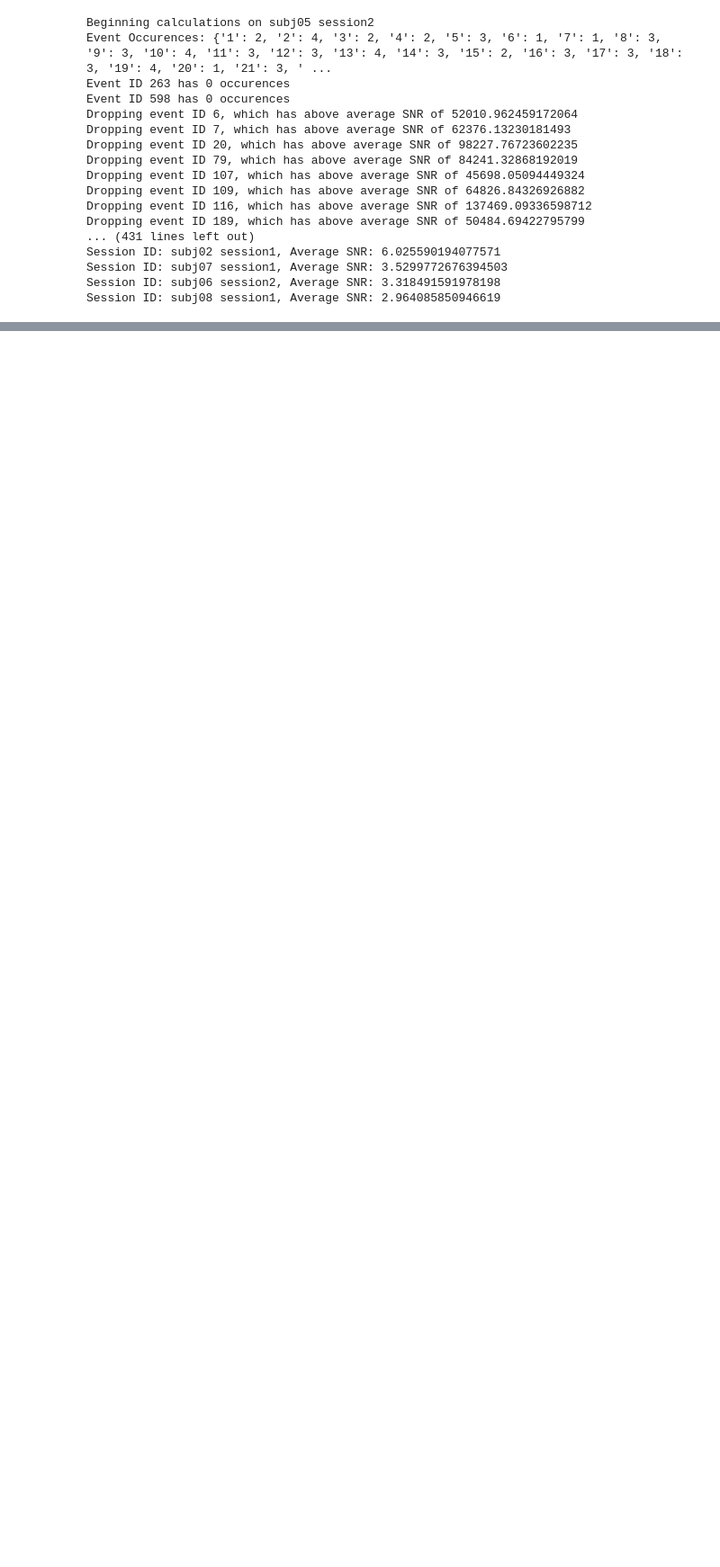
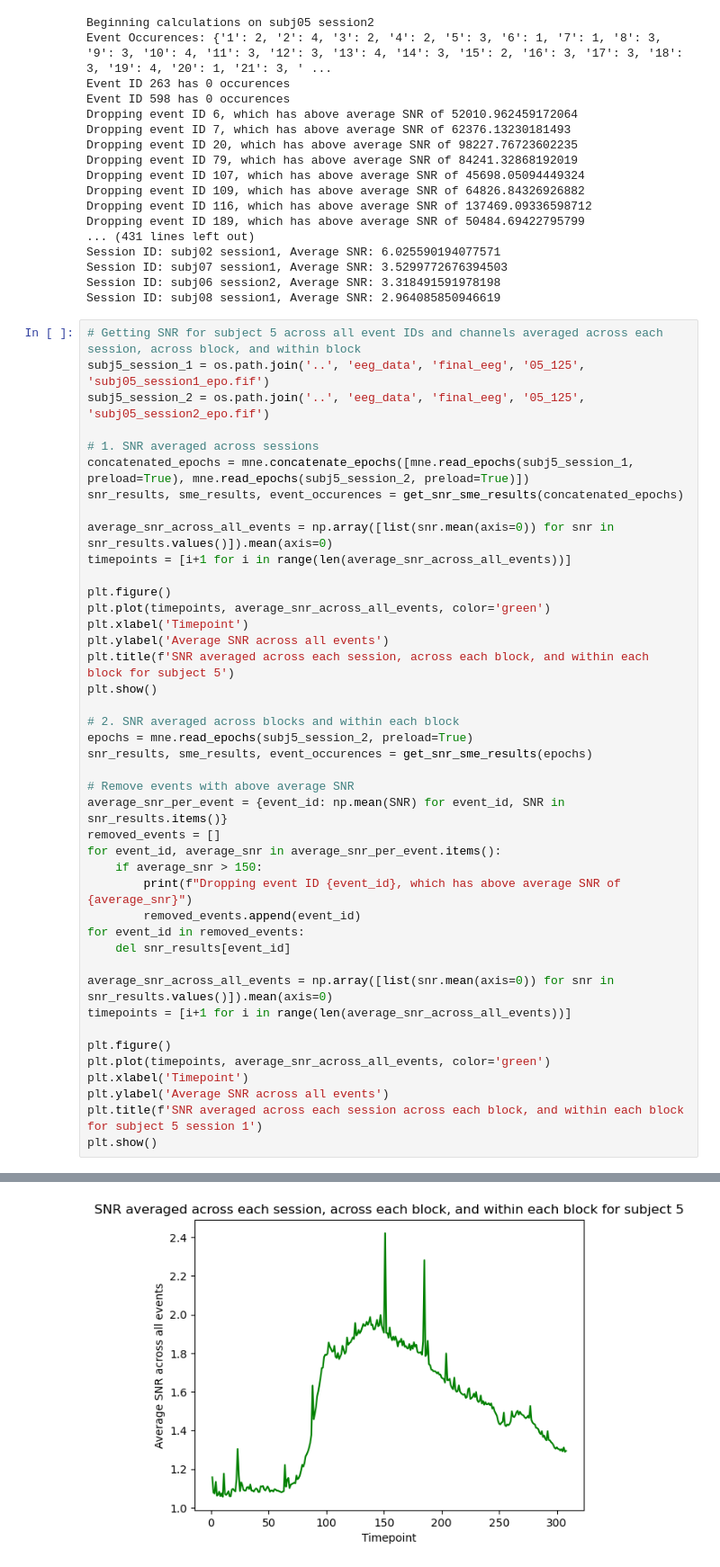
Before and after one commit to Alljoined/alljoined_preprocessing, a Jupyter notebook: snr/snr-sme.ipynb, the cells around one changed output, grey strips where cells are left out. Shown at 90% size. Drawn from its saved outputs; the diff is of its cells as text; blank space fills up the shorter version.

Commit message:
updated snr file to include average across sessions and blocks

```diff
--- a/snr/snr-sme.ipynb
+++ b/snr/snr-sme.ipynb
@@ -231,3 +231,46 @@ Session ID: subj02 session1, Average SNR: 6.025590194077571
 Session ID: subj07 session1, Average SNR: 3.5299772676394503
 Session ID: subj06 session2, Average SNR: 3.318491591978198
 Session ID: subj08 session1, Average SNR: 2.964085850946619
+# %%
+# Getting SNR for subject 5 across all event IDs and channels averaged across each session, across block, and within block
+subj5_session_1 = os.path.join('..', 'eeg_data', 'final_eeg', '05_125', 'subj05_session1_epo.fif')
+subj5_session_2 = os.path.join('..', 'eeg_data', 'final_eeg', '05_125', 'subj05_session2_epo.fif')
+
+# 1. SNR averaged across sessions
+concatenated_epochs = mne.concatenate_epochs([mne.read_epochs(subj5_session_1, preload=True), mne.read_epochs(subj5_session_2, preload=True)])
+snr_results, sme_results, event_occurences = get_snr_sme_results(concatenated_epochs)
+
+average_snr_across_all_events = np.array([list(snr.mean(axis=0)) for snr in snr_results.values()]).mean(axis=0)
+timepoints = [i+1 for i in range(len(average_snr_across_all_events))]
+
+plt.figure()
+plt.plot(timepoints, average_snr_across_all_events, color='green')
+plt.xlabel('Timepoint')
+plt.ylabel('Average SNR across all events')
+plt.title(f'SNR averaged across each session, across each block, and within each block for subject 5')
+plt.show()
+
+# 2. SNR averaged across blocks and within each block
+epochs = mne.read_epochs(subj5_session_2, preload=True)
+snr_results, sme_results, event_occurences = get_snr_sme_results(epochs)
+
+# Remove events with above average SNR
+average_snr_per_event = {event_id: np.mean(SNR) for event_id, SNR in snr_results.items()}
+removed_events = []
+for event_id, average_snr in average_snr_per_event.items():
+    if average_snr > 150:
+        print(f"Dropping event ID {event_id}, which has above average SNR of {average_snr}")
+        removed_events.append(event_id)
+for event_id in removed_events:
+    del snr_results[event_id]
+
+average_snr_across_all_events = np.array([list(snr.mean(axis=0)) for snr in snr_results.values()]).mean(axis=0)
+timepoints = [i+1 for i in range(len(average_snr_across_all_events))]
+
+plt.figure()
+plt.plot(timepoints, average_snr_across_all_events, color='green')
+plt.xlabel('Timepoint')
+plt.ylabel('Average SNR across all events')
+plt.title(f'SNR averaged across each session across each block, and within each block for subject 5 session 1')
+plt.show()
+# %% [output]
@@ -233,0 +296 @@ Session ID: subj08 session1, Average SNR: 2.964085850946619
+[figure, added]
```
Also changed, not shown: parts of 1 cell of this notebook, 1 other file.
